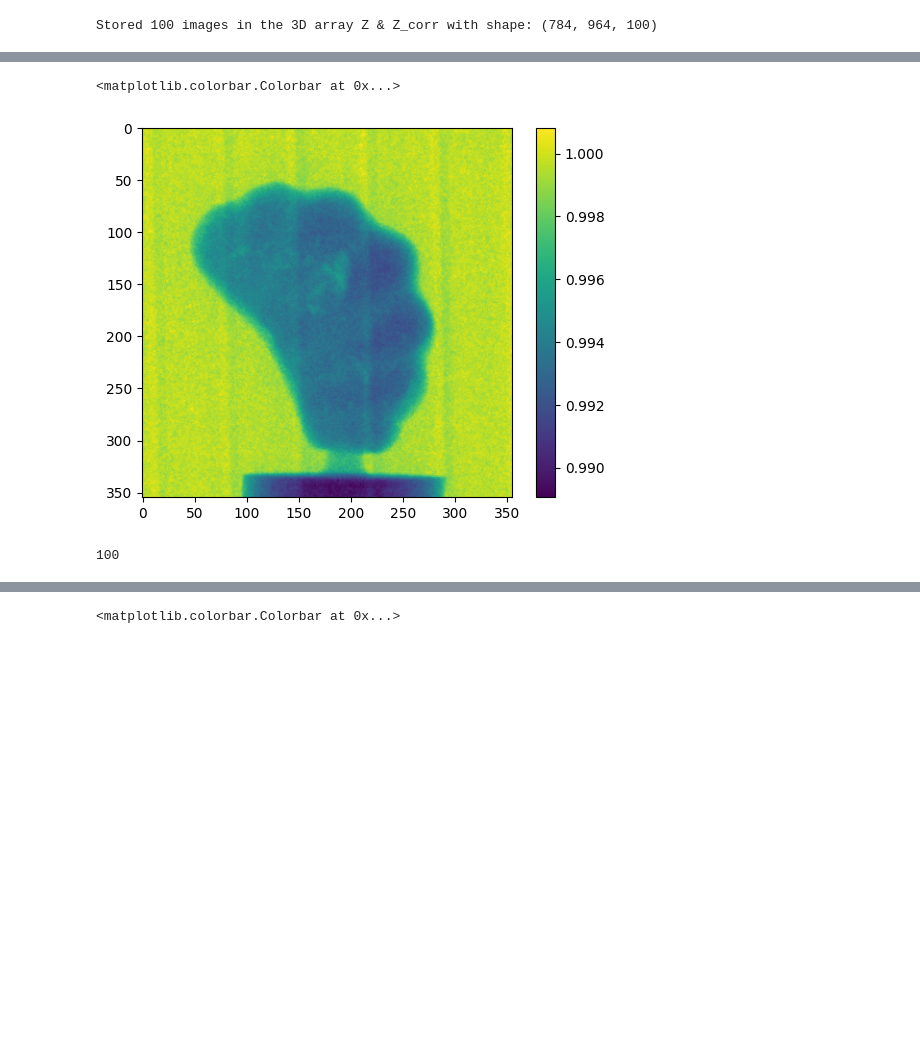
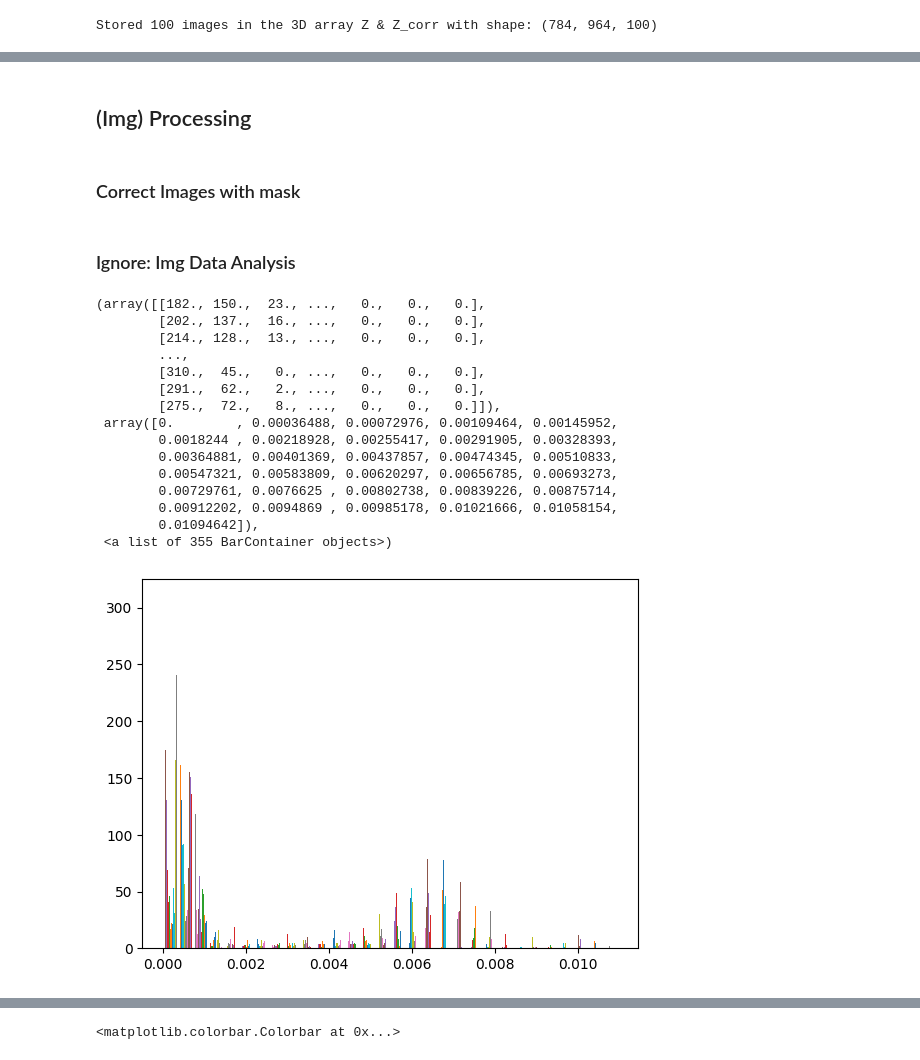
Before and after one commit to caramosparra/bachelor-thesis, a Jupyter notebook: preparation.ipynb, the cells around one changed output, grey strips where cells are left out. Drawn from its saved outputs; the diff is of its cells as text; code cells hidden in the pictures; blank space fills up the shorter version.

```diff
--- a/preparation.ipynb
+++ b/preparation.ipynb
@@ -126,13 +139,7 @@ plt.show()
 # Create new arrays with cutout imgs
 Z_prime = Z[220:575,475:830,:]
 Z_corr_prime = Z_corr[220:575,475:830,:]
-# %%
-plt.imshow(Z_corr_prime[:,:,40])
-plt.colorbar()
-# %% [output]
-<matplotlib.colorbar.Colorbar at 0x...>
-[figure, removed]
-# %%
-Z.shape[2]
-# %% [output]
-100
+# %% [markdown]
+## (Img) Processing
+# %% [markdown]
+### Correct Images with mask
@@ -138,0 +166,21 @@ Z.shape[2]
+# %% [markdown]
+### Ignore: Img Data Analysis
+# %%
+plt.hist(Z_corr_prime[:,:,40], density=False, bins=30)
+# %% [output]
+(array([[182., 150.,  23., ...,   0.,   0.,   0.],
+        [202., 137.,  16., ...,   0.,   0.,   0.],
+        [214., 128.,  13., ...,   0.,   0.,   0.],
+        ...,
+        [310.,  45.,   0., ...,   0.,   0.,   0.],
+        [291.,  62.,   2., ...,   0.,   0.,   0.],
+        [275.,  72.,   8., ...,   0.,   0.,   0.]]),
+ array([0.        , 0.00036488, 0.00072976, 0.00109464, 0.00145952,
+        0.0018244 , 0.00218928, 0.00255417, 0.00291905, 0.00328393,
+        0.00364881, 0.00401369, 0.00437857, 0.00474345, 0.00510833,
+        0.00547321, 0.00583809, 0.00620297, 0.00656785, 0.00693273,
+        0.00729761, 0.0076625 , 0.00802738, 0.00839226, 0.00875714,
+        0.00912202, 0.0094869 , 0.00985178, 0.01021666, 0.01058154,
+        0.01094642]),
+ <a list of 355 BarContainer objects>)
+[figure, added]
```
Also changed, not shown: parts of 27 cells of this notebook.
